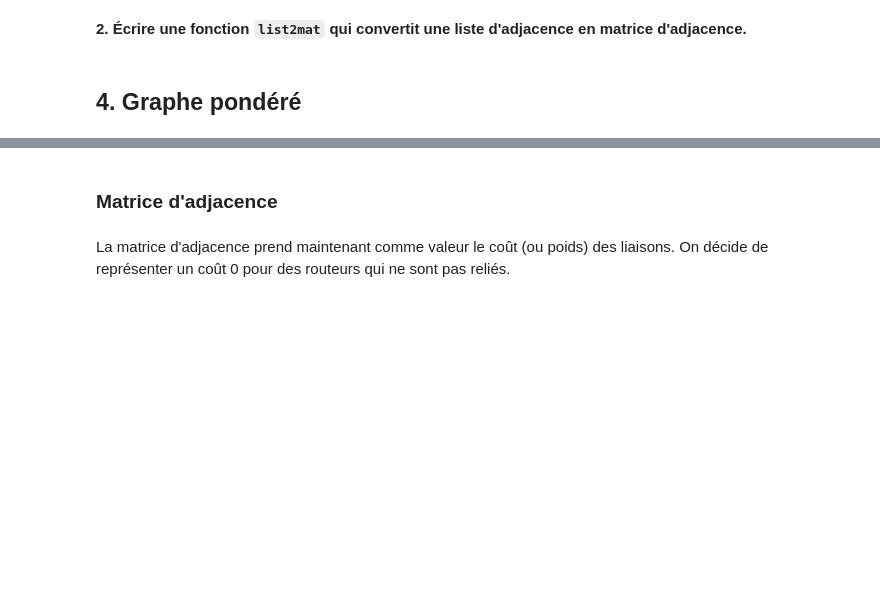
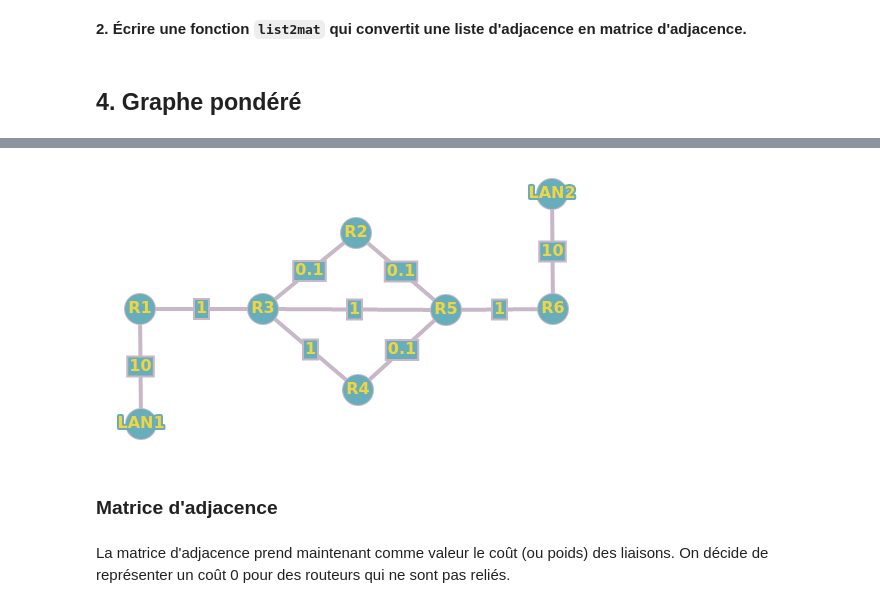
Before and after one commit to profjahier/profjahier.github.io, a Jupyter notebook: notebooks/P1-5-graphe.ipynb, the cells around one changed output, grey strips where cells are left out. Cells and saved outputs as stored; diff of their text form; code cells hidden in the pictures; blank space fills up the shorter version.

```diff
--- a/notebooks/P1-5-graphe.ipynb
+++ b/notebooks/P1-5-graphe.ipynb
@@ -109,3 +113,7 @@ On représente le même réseau d'ordinateurs en indiquant le coût des liaisons
+# %%
+Image.open('graphe-routage2.png')
+# %% [output]
+[figure, added]
 # %% [markdown]
 <h3 class="alert alert-warning">Matrice d'adjacence</h3>
 # %% [markdown]
```
Also changed, not shown: parts of 6 cells of this notebook.
